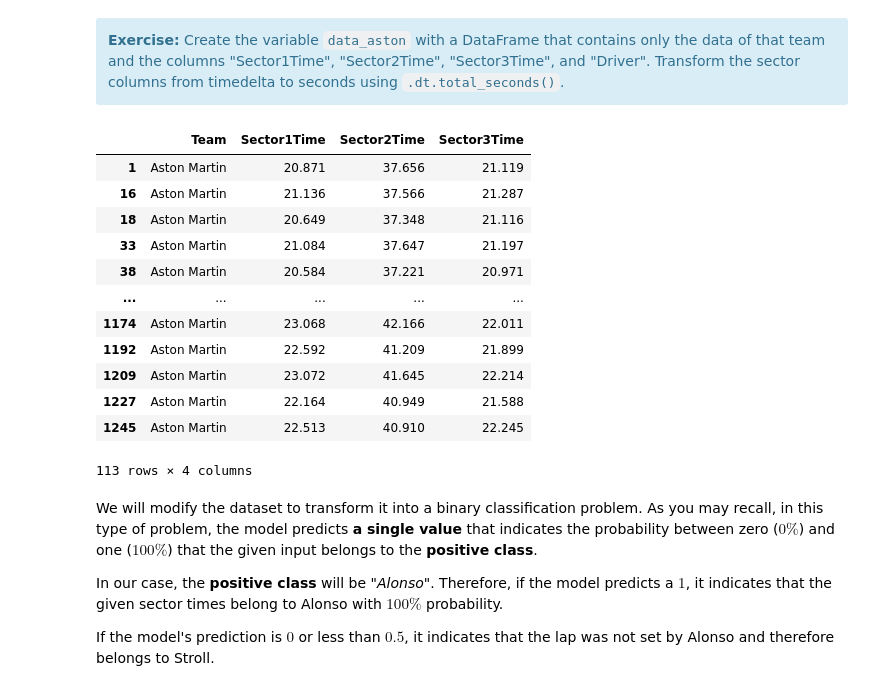
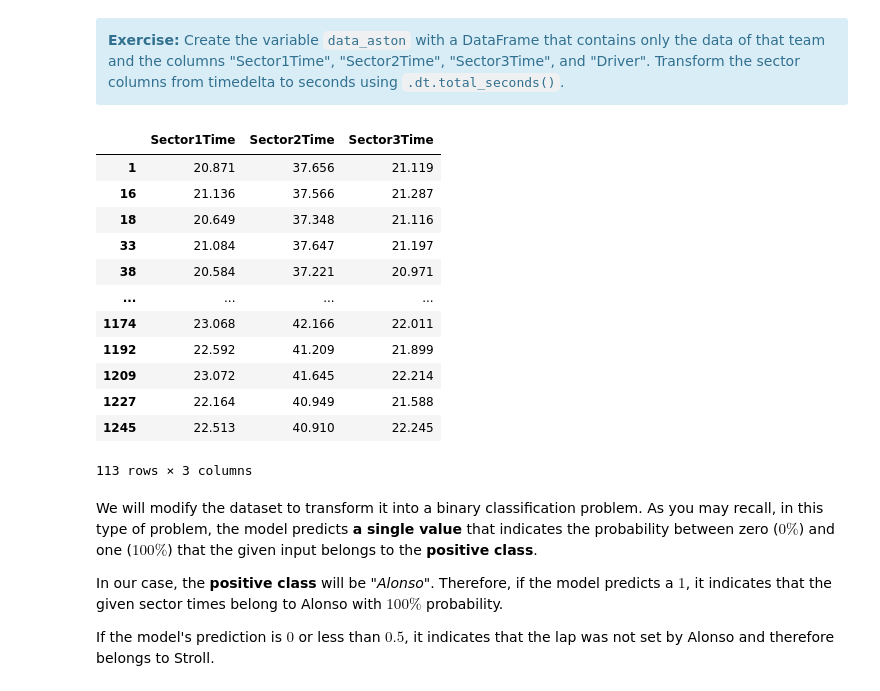
Before and after one commit to NigelXheri/Sistemas-Inteligentes, a Jupyter notebook: prácticas/ENG/Lab3/Lab3.1-Classification.ipynb, the cells around one changed output. Drawn from its saved outputs; the diff is of its cells as text; code cells hidden in the pictures.

```diff
--- a/prácticas/ENG/Lab3/Lab3.1-Classification.ipynb
+++ b/prácticas/ENG/Lab3/Lab3.1-Classification.ipynb
@@ -39,26 +39,26 @@ data = pd.read_pickle('https://raw.githubusercontent.com/AIC-Uniovi/Sistemas-Int
 </div>
 # %%
 # Your code here
-data_aston = data.loc[data['Team'] == "Aston Martin", ['Team', 'Sector1Time', 'Sector2Time', 'Sector3Time']].copy()
+data_aston = data.loc[data['Team'] == "Aston Martin", ['Sector1Time', 'Sector2Time', 'Sector3Time']].copy()
 
 data_aston['Sector1Time'] = data_aston['Sector1Time'].dt.total_seconds()
 data_aston['Sector2Time'] = data_aston['Sector2Time'].dt.total_seconds()
 data_aston['Sector3Time'] = data_aston['Sector3Time'].dt.total_seconds()
 data_aston
 # %% [output]
-|  | Team | Sector1Time | Sector2Time | Sector3Time |
-| 1 | Aston Martin | 20.871 | 37.656 | 21.119 |
-| 16 | Aston Martin | 21.136 | 37.566 | 21.287 |
-| 18 | Aston Martin | 20.649 | 37.348 | 21.116 |
-| 33 | Aston Martin | 21.084 | 37.647 | 21.197 |
-| 38 | Aston Martin | 20.584 | 37.221 | 20.971 |
-| ... | ... | ... | ... | ... |
-| 1174 | Aston Martin | 23.068 | 42.166 | 22.011 |
-| 1192 | Aston Martin | 22.592 | 41.209 | 21.899 |
-| 1209 | Aston Martin | 23.072 | 41.645 | 22.214 |
-| 1227 | Aston Martin | 22.164 | 40.949 | 21.588 |
-| 1245 | Aston Martin | 22.513 | 40.910 | 22.245 |
+|  | Sector1Time | Sector2Time | Sector3Time |
+| 1 | 20.871 | 37.656 | 21.119 |
+| 16 | 21.136 | 37.566 | 21.287 |
+| 18 | 20.649 | 37.348 | 21.116 |
+| 33 | 21.084 | 37.647 | 21.197 |
+| 38 | 20.584 | 37.221 | 20.971 |
+| ... | ... | ... | ... |
+| 1174 | 23.068 | 42.166 | 22.011 |
+| 1192 | 22.592 | 41.209 | 21.899 |
+| 1209 | 23.072 | 41.645 | 22.214 |
+| 1227 | 22.164 | 40.949 | 21.588 |
+| 1245 | 22.513 | 40.910 | 22.245 |
-113 rows × 4 columns
+113 rows × 3 columns
 # %% [markdown]
 We will modify the dataset to transform it into a binary classification problem. As you may recall, in this type of problem, the model predicts **a single value** that indicates the probability between zero ($0\%$) and one ($100\%$) that the given input belongs to the **positive class**.
 
```
Also changed, not shown: parts of 24 cells of this notebook, 1 other file.
